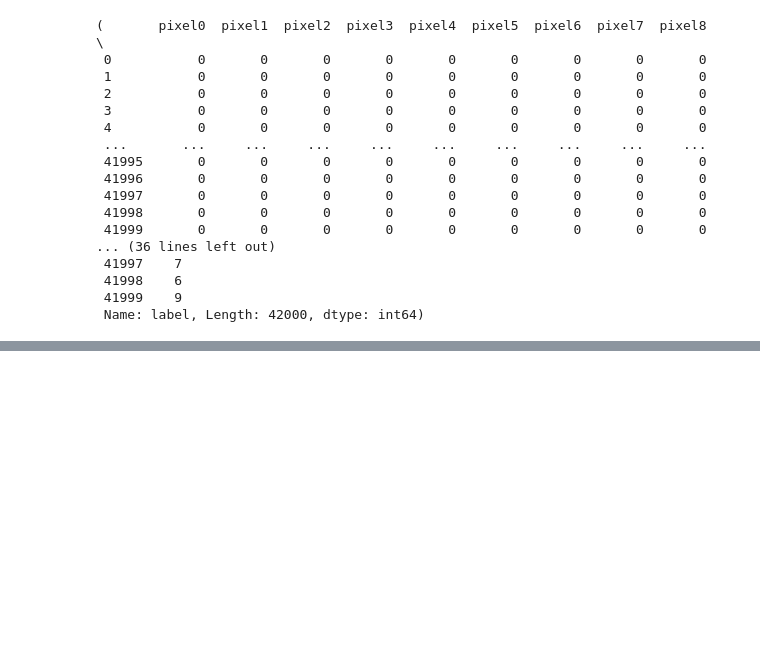
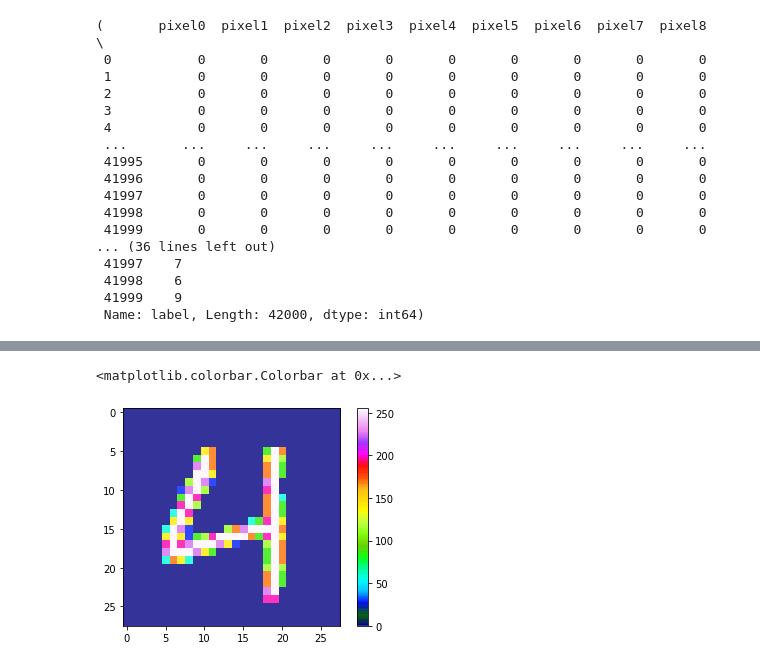
Before and after one commit to cktears/kaggle_digit-recognizer, a Jupyter notebook: digit-recognizer.ipynb, the cells around one changed output, grey strips where cells are left out. Cells and saved outputs as stored; diff of their text form; code cells hidden in the pictures; blank space fills up the shorter version.

```diff
--- a/digit-recognizer.ipynb
+++ b/digit-recognizer.ipynb
@@ -48,0 +97,7 @@ X_train, y_train
+# %%
+digits_data = X_train.to_numpy().reshape(-1,28,28)
+imgplot = plt.imshow(digits_data[205],cmap='gist_ncar',alpha=0.8)
+plt.colorbar()
+# %% [output]
+<matplotlib.colorbar.Colorbar at 0x...>
+[figure, added]
```
Also changed, not shown: parts of 8 cells of this notebook, 2 other files.
